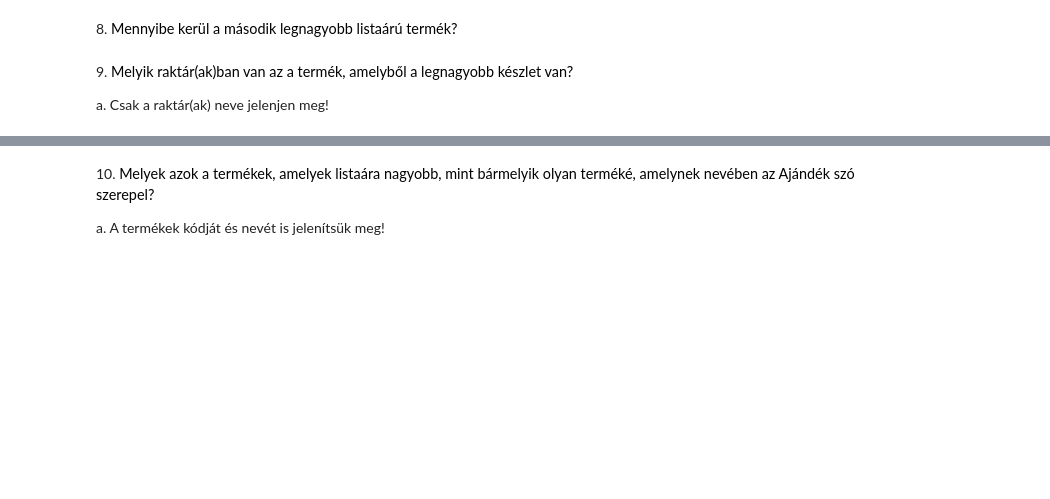
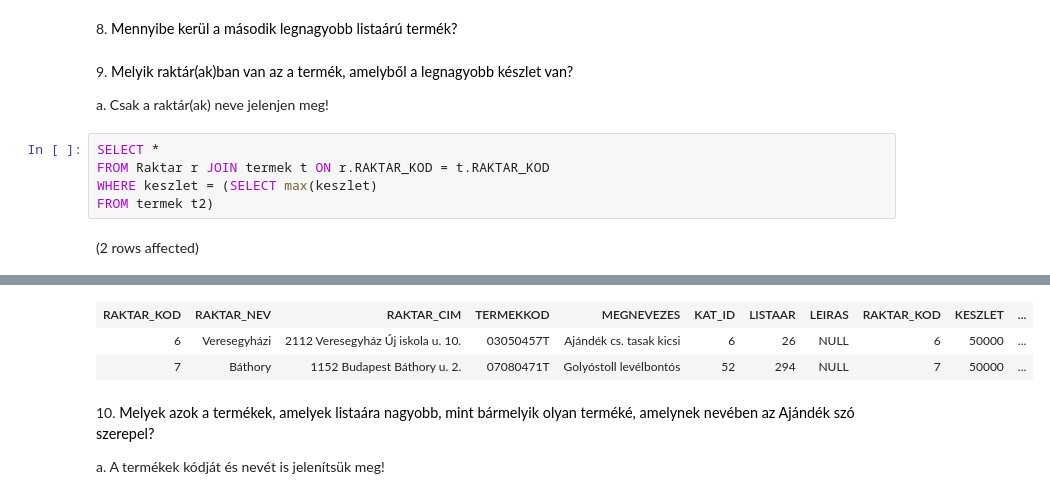
Before and after one commit to DeliMercedesz/sqlgyak03, a Jupyter notebook: gyakorlat06_feladatok.ipynb, the cells around one changed output, grey strips where cells are left out. Drawn from its saved outputs; the diff is of its cells as text; blank space fills up the shorter version.

```diff
--- a/gyakorlat06_feladatok.ipynb
+++ b/gyakorlat06_feladatok.ipynb
@@ -143,3 +143,10 @@ Total execution time: 00:00:00.045
 9. <span style="background-color: rgb(255, 255, 255); color: rgb(0, 0, 0); font-family: &quot;Open Sans&quot;, sans-serif; font-size: 14.44px;">Melyik raktár(ak)ban van az a termék, amelyből a legnagyobb készlet van?&nbsp;</span>
 
 a. Csak a raktár(ak) neve jelenjen meg!
+# %%
+SELECT *
+FROM Raktar r JOIN termek t ON r.RAKTAR_KOD = t.RAKTAR_KOD
+WHERE keszlet = (SELECT max(keszlet)
+FROM termek t2)
+# %% [output]
+(2 rows affected)
@@ -146,3 +154,6 @@ a. Csak a raktár(ak) neve jelenjen meg!
+| RAKTAR_KOD | RAKTAR_NEV | RAKTAR_CIM | TERMEKKOD | MEGNEVEZES | KAT_ID | LISTAAR | LEIRAS | RAKTAR_KOD | KESZLET | ... |
+| 6 | Veresegyházi | 2112 Veresegyház Új iskola u. 10. | 03050457T | Ajándék cs. tasak kicsi | 6 | 26 | NULL | 6 | 50000 | ... |
+| 7 | Báthory | 1152 Budapest Báthory u. 2. | 07080471T | Golyóstoll levélbontós | 52 | 294 | NULL | 7 | 50000 | ... |
 # %% [markdown]
 10. <span style="background-color: rgb(255, 255, 255); color: rgb(0, 0, 0); font-family: &quot;Open Sans&quot;, sans-serif; font-size: 14.44px;">Melyek azok a termékek, amelyek listaára nagyobb, mint bármelyik olyan terméké, amelynek nevében az Ajándék szó szerepel?&nbsp;</span>
 
```
Also changed, not shown: parts of 1 cell of this notebook.
